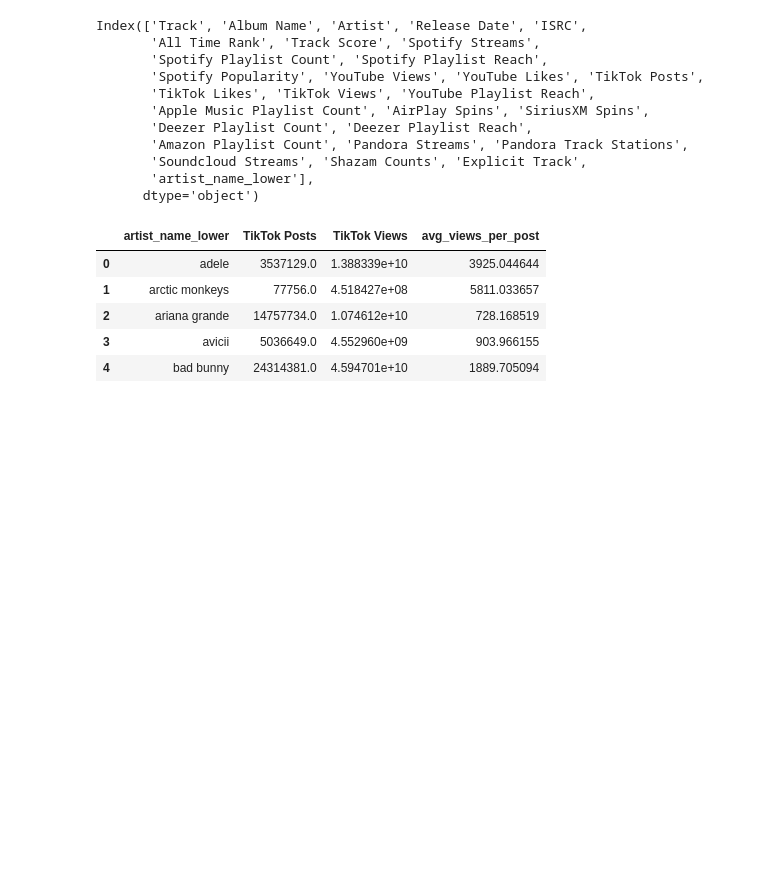
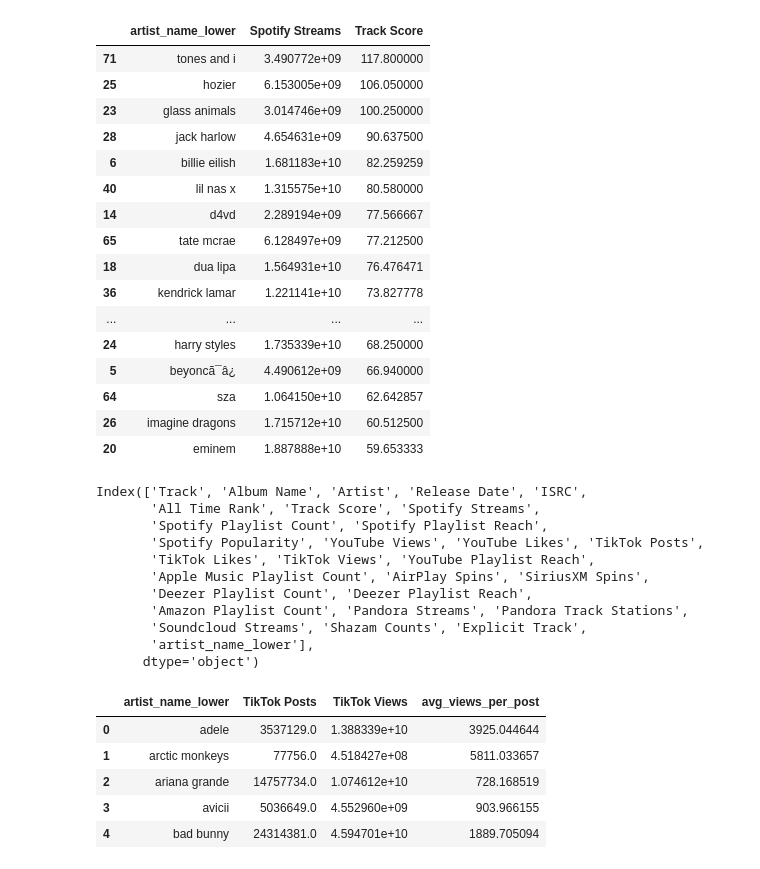
Before and after one commit to walkerhughes/spotify-eda, a Jupyter notebook: top_artists.ipynb, the cells around one changed output. Drawn from its saved outputs; the diff is of its cells as text; code cells hidden in the pictures; blank space fills up the shorter version.

```diff
--- a/top_artists.ipynb
+++ b/top_artists.ipynb
@@ -69,3 +119,26 @@ plt.show()
+# %%
+col = "Track Score"
+table = incumbent_ticktok_24[incumbent_ticktok_24[col] >= desc[col]["75%"]]
+# table["TikTok Posts"] = table["TikTok Posts"].values / 1_000_000
+table.sort_values([col], ascending = False)
+# %% [output]
+|  | artist_name_lower | Spotify Streams | Track Score |
+| 71 | tones and i | 3.490772e+09 | 117.800000 |
+| 25 | hozier | 6.153005e+09 | 106.050000 |
+| 23 | glass animals | 3.014746e+09 | 100.250000 |
+| 28 | jack harlow | 4.654631e+09 | 90.637500 |
+| 6 | billie eilish | 1.681183e+10 | 82.259259 |
+| 40 | lil nas x | 1.315575e+10 | 80.580000 |
+| 14 | d4vd | 2.289194e+09 | 77.566667 |
+| 65 | tate mcrae | 6.128497e+09 | 77.212500 |
+| 18 | dua lipa | 1.564931e+10 | 76.476471 |
+| 36 | kendrick lamar | 1.221141e+10 | 73.827778 |
+| ... | ... | ... | ... |
+| 24 | harry styles | 1.735339e+10 | 68.250000 |
+| 5 | beyoncã¯â¿ | 4.490612e+09 | 66.940000 |
+| 64 | sza | 1.064150e+10 | 62.642857 |
+| 26 | imagine dragons | 1.715712e+10 | 60.512500 |
+| 20 | eminem | 1.887888e+10 | 59.653333 |
 # %%
 incumbents, new_artists, pct_incumbents, pct_new_artists = get_incumbent_split(n = 50)
 # %%
```
Also changed, not shown: parts of 9 cells of this notebook.
